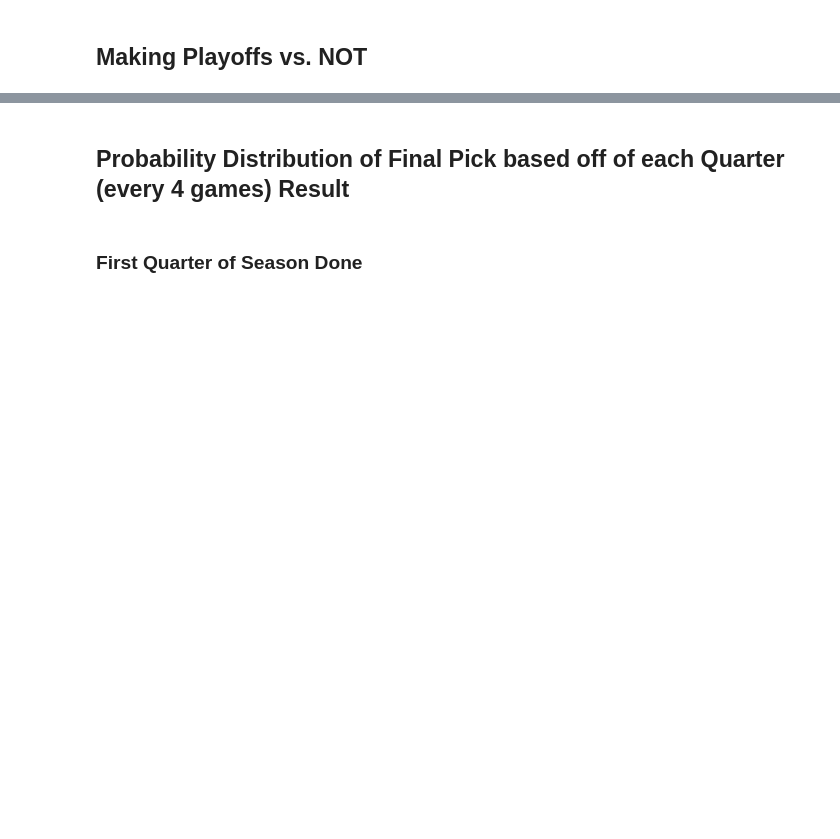
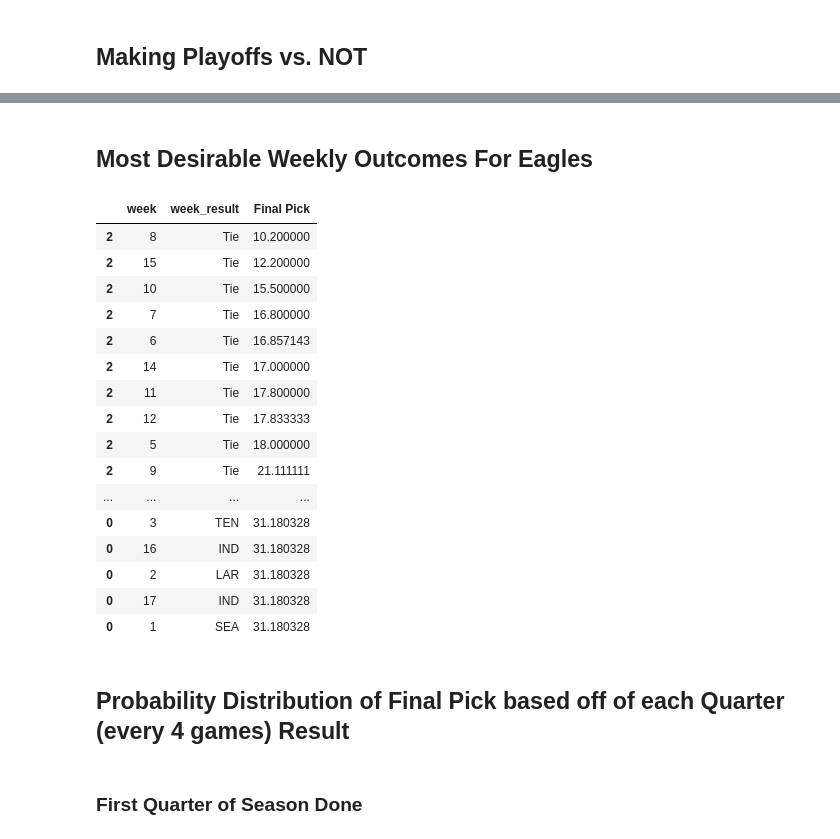
Before and after one commit to kaicanoll/Carson_Wentz_Trade_Comp_Sim, a Jupyter notebook: Carson_Wentz_Draft_Pick_Comp_Predictor.ipynb, the cells around one changed output, grey strips where cells are left out. Saved outputs shown, nothing was run; the diff lists cells and outputs as text; code cells hidden in the pictures; blank space fills up the shorter version.

```diff
--- a/Carson_Wentz_Draft_Pick_Comp_Predictor.ipynb
+++ b/Carson_Wentz_Draft_Pick_Comp_Predictor.ipynb
@@ -81,7 +81,7 @@ def Plotly_Bar_Plot(Fact1,Value,df,text_hover="",slider_text="",Color_Titler=""
         category_order={'categoryorder':'total ascending'}
     #df = df.sort_values(by=[slider_text])
     if slider_text == "":
-        fig = px.bar(df, x=df[Fact1], y=df[Value], color=df[Color_Titler], barmode = barmoder , color_discrete_map = constant_color_assigner(df[Fact1]))
+        fig = px.bar(df, x=df[Fact1], y=df[Value], color=df[Color_Titler], hover_data=[text_hover],barmode = barmoder , color_discrete_map = constant_color_assigner(df[Fact1]))
 
     else:
         if Preset_Order == []:
@@ -96,7 +96,8 @@ def Plotly_Bar_Plot(Fact1,Value,df,text_hover="",slider_text="",Color_Titler=""
     fig.update_layout(barmode=barmoder)
     fig.update_layout( margin=dict(l=80, r=80, t=100, b=80),paper_bgcolor="LightSteelBlue",)
     fig.write_html(titler+".html")
-    fig.show()
+    #fig.show()
+    return fig
 
 def constant_color_assigner(column):
     COLOR_DICT={}
@@ -726,0 +783,19 @@ Plotly_Bar_Plot(df=Wins_by_First_Quarter_Result,Fact1='Final Pick',slider_text='
+# %%
+Total_Weekly=pd.DataFrame(columns=['week','week_result','Final Pick'])
+for week in range(1,18):
+    Wins_by_First_Quarter_Result=IND_WINS.groupby(['Final Pick','Week '+str(week)+' Result'],as_index=False)['Percentage of Total Occurances (%)'].sum()
+    Carson_Final_Snap_Percentage=IND_WINS.groupby(["Final Pick",'Week '+str(week)+' Result'],as_index=False)['Carson Final Snap %'].mean()
+    Wins_by_First_Quarter_Result=pd.merge(Wins_by_First_Quarter_Result,Carson_Final_Snap_Percentage,how="inner",
+            left_on=['Week '+str(week)+' Result',"Final Pick"], right_on=['Week '+str(week)+' Result',"Final Pick"])
+    Wins_by_First_Quarter_Result=Wins_by_First_Quarter_Result.round(4)
+    figer= Plotly_Bar_Plot(df=Wins_by_First_Quarter_Result,Fact1='Final Pick',slider_text='Week '+str(week)+' Result',
+                    Color_Titler='Carson Final Snap %',Value='Percentage of Total Occurances (%)',titler='Projected Final Comp. Pick from Colts to Eagles by Week '+str(week)+' Result')
+    figer.show()
+    Temp_Weekly=Wins_by_First_Quarter_Result.groupby('Week '+str(week)+' Result',as_index=False)['Final Pick'].mean()
+    Temp_Weekly_count=Wins_by_First_Quarter_Result.groupby('Week '+str(week)+' Result',as_index=False)['Final Pick'].count()
+    Temp_Weekly_count["week"]=week
+    Temp_Weekly["week"]=week
+    Temp_Weekly.columns=['week_result','Final Pick','week']
+    Temp_Weekly_count.columns=['week_result','Count of Final Pick','week']
+    Temp_Weekly=pd.merge(Temp_Weekly,Temp_Weekly_count,left_on=['week_result','week'],right_on=['week_result','week'])
+    Total_Weekly=Total_Weekly.append(Temp_Weekly)
@@ -726,0 +816,12 @@ Plotly_Bar_Plot(df=Wins_by_First_Quarter_Result,Fact1='Final Pick',slider_text='
+# %%
+def IND_WON(s):
+    if s["week_result"]=="IND":
+        return "IND WON"
+    elif s["week_result"]=="Tie":
+        return "Tie"
+    else:
+        return "IND LOST"
+Total_Weekly["IND_RESULT"]=Total_Weekly.apply(IND_WON,axis=1)
+figer= Plotly_Bar_Plot(df=Total_Weekly,Fact1='week',
+                    Value='Final Pick',text_hover='Count of Final Pick',Color_Titler='IND_RESULT',barmoder='group',titler="Weekly Result by Average Draft Pick")
+figer.show()
@@ -727,3 +830,25 @@ Plotly_Bar_Plot(df=Wins_by_First_Quarter_Result,Fact1='Final Pick',slider_text='
+# %% [markdown]
+## Most Desirable Weekly Outcomes For Eagles
+# %%
+Total_Weekly.sort_values(by=['Final Pick'])
+# %% [output]
+|  | week | week_result | Final Pick |
+| 2 | 8 | Tie | 10.200000 |
+| 2 | 15 | Tie | 12.200000 |
+| 2 | 10 | Tie | 15.500000 |
+| 2 | 7 | Tie | 16.800000 |
+| 2 | 6 | Tie | 16.857143 |
+| 2 | 14 | Tie | 17.000000 |
+| 2 | 11 | Tie | 17.800000 |
+| 2 | 12 | Tie | 17.833333 |
+| 2 | 5 | Tie | 18.000000 |
+| 2 | 9 | Tie | 21.111111 |
+| ... | ... | ... | ... |
+| 0 | 3 | TEN | 31.180328 |
+| 0 | 16 | IND | 31.180328 |
+| 0 | 2 | LAR | 31.180328 |
+| 0 | 17 | IND | 31.180328 |
+| 0 | 1 | SEA | 31.180328 |
 # %% [markdown]
 ## Probability Distribution of Final Pick based off of each Quarter (every 4 games) Result
 # %% [markdown]
```
Also changed, not shown: parts of 21 cells of this notebook, 28 other files.
